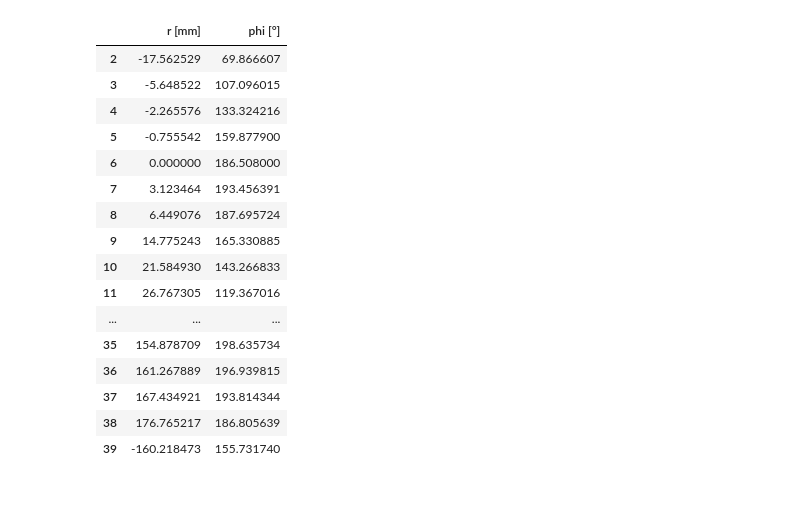
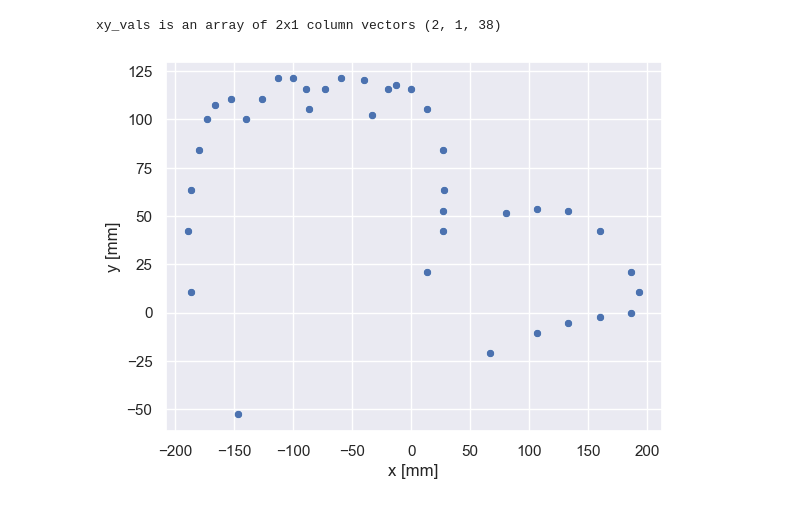
Before and after one commit to SecretGmG/nmp_exercises, a Jupyter notebook: ex_02/serie2_Sigrist.ipynb, the cells around one changed output. Saved outputs shown, nothing was run; the diff lists cells and outputs as text; code cells hidden in the pictures.

```diff
--- a/ex_02/serie2_Sigrist.ipynb
+++ b/ex_02/serie2_Sigrist.ipynb
@@ -54,26 +59,13 @@ plt.show()
 # %%
-campPP_df = nmp_util.read_dat('campPP_mar2024.dat', names = ['r [mm]', 'phi [°]'])
-campPP_df.drop(index=[0,1], inplace=True)
-
-campPP_df['phi [°]'] = campPP_df['phi [°]'].astype(float)
-campPP_df['r [mm]'] = campPP_df['r [mm]'].astype(float)
-
-display(campPP_df)
+campPP_df = nmp_util.read_dat('campPP_mar2024.dat', names = ['angle [°]', 'r [mm]']).astype(float)
-# %% [output]
-|  | r [mm] | phi [°] |
-| 2 | -17.562529 | 69.866607 |
-| 3 | -5.648522 | 107.096015 |
-| 4 | -2.265576 | 133.324216 |
-| 5 | -0.755542 | 159.877900 |
-| 6 | 0.000000 | 186.508000 |
-| 7 | 3.123464 | 193.456391 |
-| 8 | 6.449076 | 187.695724 |
-| 9 | 14.775243 | 165.330885 |
-| 10 | 21.584930 | 143.266833 |
-| 11 | 26.767305 | 119.367016 |
-| ... | ... | ... |
-| 35 | 154.878709 | 198.635734 |
-| 36 | 161.267889 | 196.939815 |
-| 37 | 167.434921 | 193.814344 |
-| 38 | 176.765217 | 186.805639 |
-| 39 | -160.218473 | 155.731740 |
+# %%
+f_lambda = sympy.lambdify([phi_sym, r_sym],f_expr)
+xy_vals = f_lambda(np.deg2rad(campPP_df['angle [°]']), campPP_df['r [mm]'])
+print(f'xy_vals is an array of 2x1 column vectors {xy_vals.shape}')
+campPP_df['x [mm]'] = xy_vals[0,0,:]
+campPP_df['y [mm]'] = xy_vals[1,0,:]
+sns.scatterplot(campPP_df, x = 'x [mm]', y = 'y [mm]')
+plt.show()
+# %% [output]
+xy_vals is an array of 2x1 column vectors (2, 1, 38)
+[figure, added]
```
Also changed, not shown: parts of 4 cells of this notebook, 1 other file.
